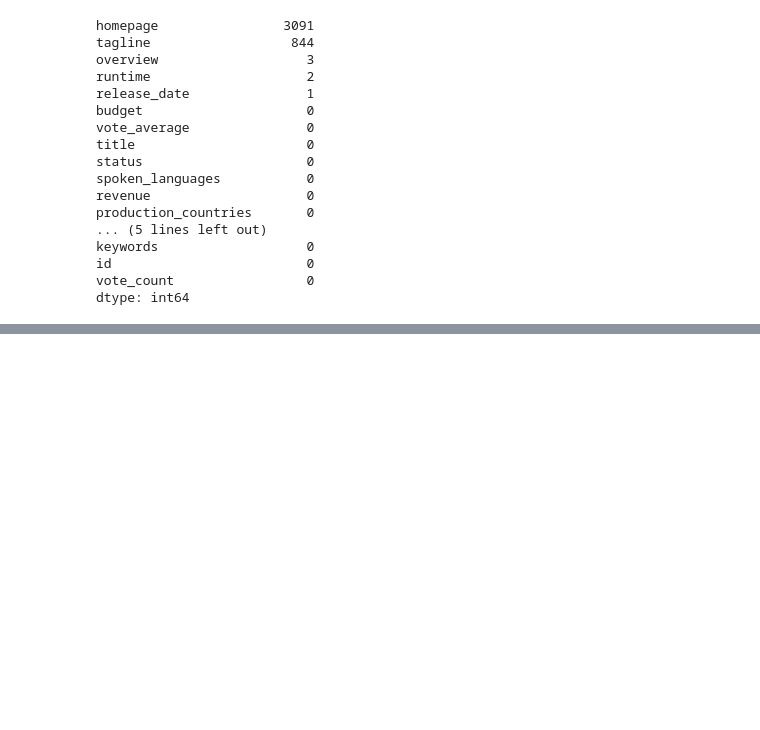
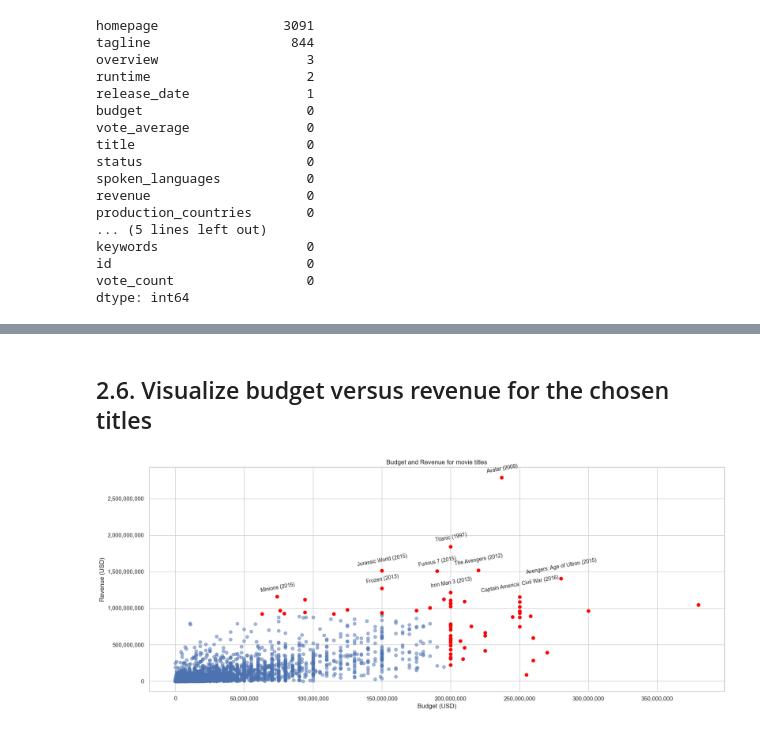
Before and after one commit to WilliamnCoder/boxoffice-analysis, a Jupyter notebook: notebooks/boxoffice-analysis.ipynb, the cells around one changed output, grey strips where cells are left out. Cells and saved outputs as stored; diff of their text form; code cells hidden in the pictures; blank space fills up the shorter version.

```diff
--- a/notebooks/boxoffice-analysis.ipynb
+++ b/notebooks/boxoffice-analysis.ipynb
@@ -117,0 +156,46 @@ TypeError: 'str' object is not a mapping
+# %% [markdown]
+## 2.6. Visualize budget versus revenue for the chosen titles
+# %%
+plt.figure(figsize=(17, 7))
+
+outliers['revenue'] = (
+    outliers['revenue']
+    .replace(r'[\$,]', '', regex=True)
+    .astype(float)  # converting revenue from object to float
+)
+
+outliers['budget'] = (
+    outliers['budget']
+    .replace(r'[\$,]', '', regex=True)
+    .astype(float)
+)
+
+# scatterplot showing all movies
+plt.scatter(df_clean['budget'], df_clean['revenue'], alpha=0.5) #show all movies
+
+#highli
+plt.scatter(outliers['budget'], outliers['revenue'], color='red')
+
+#annotating only top 10 outliers in revenue
+subset = outliers.nlargest(10, 'revenue')
+for _, row in subset.iterrows():
+    plt.annotate(
+        f"{row['title']} ({int(row['release_year'])})" if pd.notnull(row['release_year']) else row ['title'],
+        (row['budget'], row['revenue']),
+        xytext=(1, 9),
+        textcoords='offset points',
+        fontsize=10,
+        rotation=10,
+        ha='center'
+    )
+
+plt.title('Budget and Revenue for movie titles')
+plt.xlabel('Budget (USD)')
+plt.ylabel('Revenue (USD)')
+plt.gca().xaxis.set_major_formatter(mtick.FuncFormatter(lambda x, _: f'{int(x):,}'))
+plt.gca().yaxis.set_major_formatter(mtick.FuncFormatter(lambda y, _: f'{int(y):,}'))
+plt.grid(True)
+plt.tight_layout()
+plt.show()
+# %% [output]
+[figure, added]
```
Also changed, not shown: parts of 52 cells of this notebook, 4 other files.
